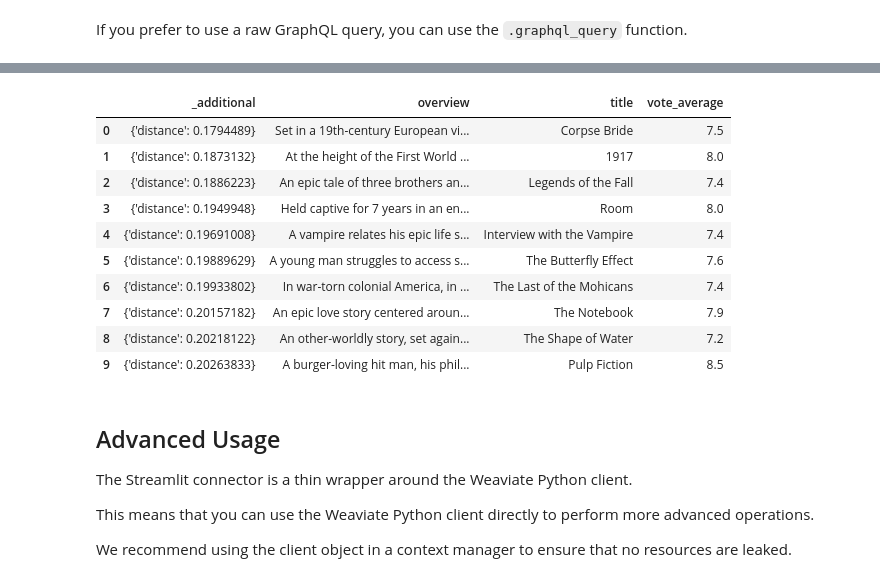
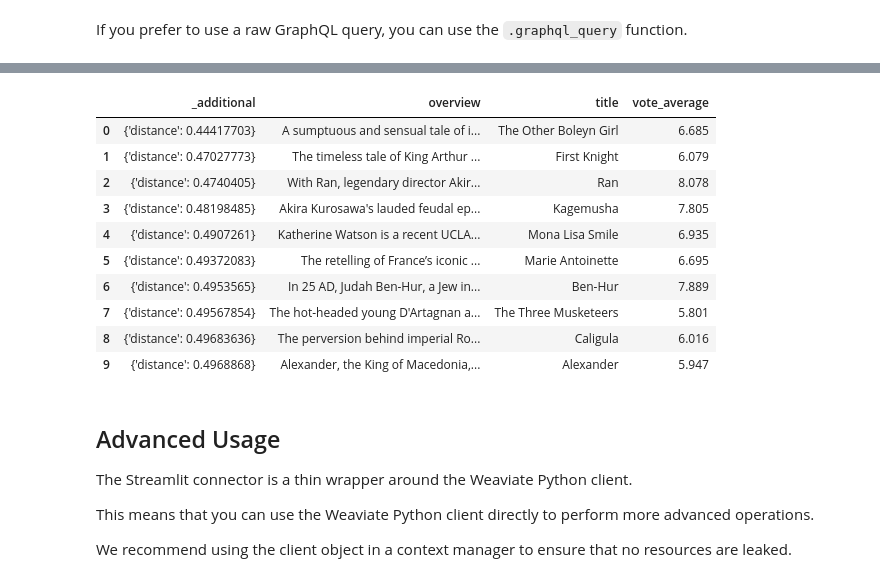
Before and after one commit to weaviate/st-weaviate-connection, a Jupyter notebook: notebooks/01_demo.ipynb, the cells around one changed output, grey strips where cells are left out. Drawn from its saved outputs; the diff is of its cells as text; code cells hidden in the pictures.

```diff
--- a/notebooks/01_demo.ipynb
+++ b/notebooks/01_demo.ipynb
@@ -41,13 +41,13 @@ The `Movie` collection is set up to use OpenAI for semantic search.
 # %%
 weaviate_url = os.environ["WEAVIATE_URL"]
 weaviate_apikey = os.environ["WEAVIATE_API_KEY"]
-openai_apikey = os.environ["OPENAI_API_KEY"]  # Optional (for semantic search)
+cohere_apikey = os.environ["COHERE_API_KEY"]  # Optional (for semantic search)
 
 conn = st.connection(
     "weaviate",
     type=WeaviateConnection,
     url=weaviate_url,
     api_key=weaviate_apikey,
-    additional_headers={"X-OpenAI-Api-Key": openai_apikey},
+    additional_headers={"X-Cohere-Api-Key": cohere_apikey},
 )
 # %% [output]
@@ -134,7 +130,7 @@ If you prefer to use a raw GraphQL query, you can use the `.graphql_query` funct
 gql = """
 {
   Get {
-    Movie (
+    MovieDemo (
         limit: 10
       nearText: {
         concepts: ["historical period film"]
@@ -159,14 +155,14 @@ df
 |  | _additional | overview | title | vote_average |
-| 0 | {'distance': 0.1794489} | Set in a 19th-century European vi... | Corpse Bride | 7.5 |
-| 1 | {'distance': 0.1873132} | At the height of the First World ... | 1917 | 8.0 |
-| 2 | {'distance': 0.1886223} | An epic tale of three brothers an... | Legends of the Fall | 7.4 |
-| 3 | {'distance': 0.1949948} | Held captive for 7 years in an en... | Room | 8.0 |
-| 4 | {'distance': 0.19691008} | A vampire relates his epic life s... | Interview with the Vampire | 7.4 |
-| 5 | {'distance': 0.19889629} | A young man struggles to access s... | The Butterfly Effect | 7.6 |
-| 6 | {'distance': 0.19933802} | In war-torn colonial America, in ... | The Last of the Mohicans | 7.4 |
-| 7 | {'distance': 0.20157182} | An epic love story centered aroun... | The Notebook | 7.9 |
-| 8 | {'distance': 0.20218122} | An other-worldly story, set again... | The Shape of Water | 7.2 |
-| 9 | {'distance': 0.20263833} | A burger-loving hit man, his phil... | Pulp Fiction | 8.5 |
+| 0 | {'distance': 0.44417703} | A sumptuous and sensual tale of i... | The Other Boleyn Girl | 6.685 |
+| 1 | {'distance': 0.47027773} | The timeless tale of King Arthur ... | First Knight | 6.079 |
+| 2 | {'distance': 0.4740405} | With Ran, legendary director Akir... | Ran | 8.078 |
+| 3 | {'distance': 0.48198485} | Akira Kurosawa's lauded feudal ep... | Kagemusha | 7.805 |
+| 4 | {'distance': 0.4907261} | Katherine Watson is a recent UCLA... | Mona Lisa Smile | 6.935 |
+| 5 | {'distance': 0.49372083} | The retelling of France’s iconic ... | Marie Antoinette | 6.695 |
+| 6 | {'distance': 0.4953565} | In 25 AD, Judah Ben-Hur, a Jew in... | Ben-Hur | 7.889 |
+| 7 | {'distance': 0.49567854} | The hot-headed young D'Artagnan a... | The Three Musketeers | 5.801 |
+| 8 | {'distance': 0.49683636} | The perversion behind imperial Ro... | Caligula | 6.016 |
+| 9 | {'distance': 0.4968868} | Alexander, the King of Macedonia,... | Alexander | 5.947 |
 # %% [markdown]
 ## Advanced Usage
 
```
Also changed, not shown: parts of 7 cells of this notebook, 2 other files.
